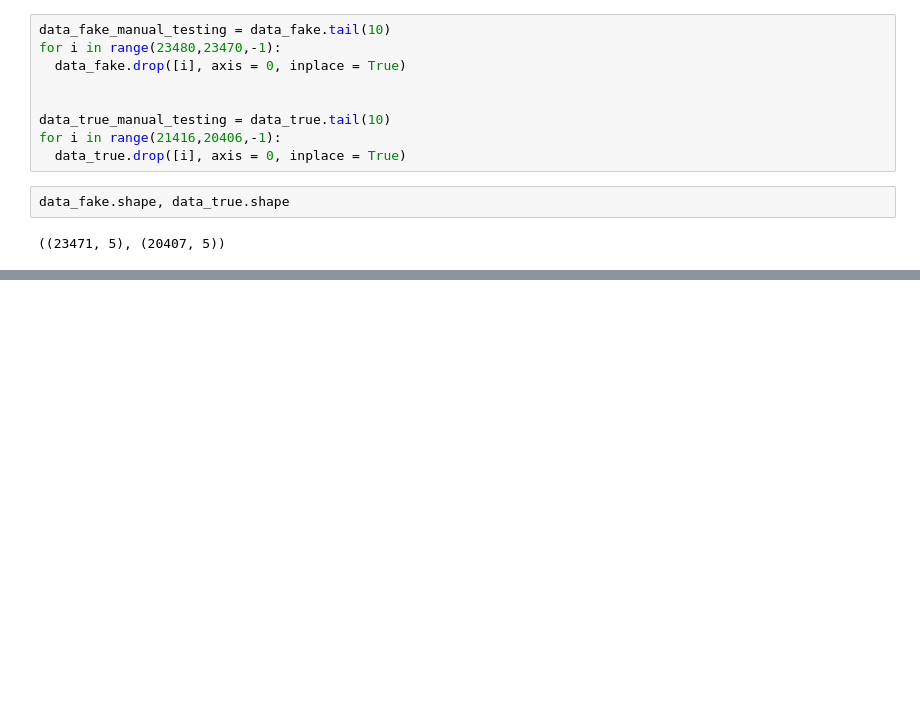
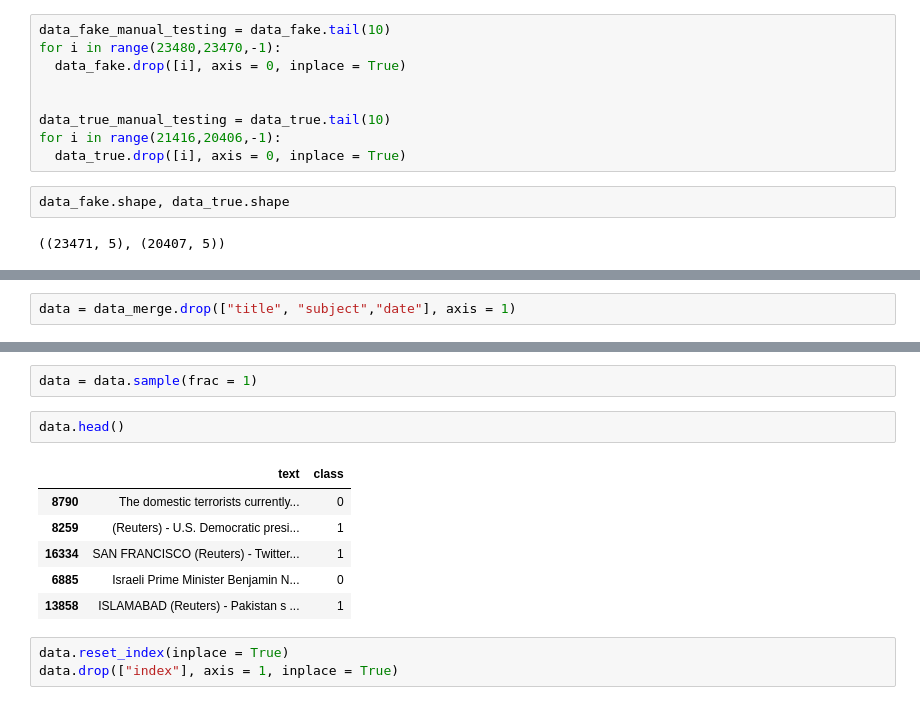
Before and after one commit to 825pranav/fakenews, a Jupyter notebook: fakenewspredictor.ipynb, the cells around one changed output, grey strips where cells are left out. Cells and saved outputs as stored; diff of their text form; blank space fills up the shorter version.

```diff
--- a/fakenewspredictor.ipynb
+++ b/fakenewspredictor.ipynb
@@ -58,0 +116,2 @@ data_true_manual_testing['class'] = 1
+# %%
+data = data_merge.drop(["title", "subject","date"], axis = 1)
@@ -58,0 +125,14 @@ data_true_manual_testing['class'] = 1
+# %%
+data = data.sample(frac = 1)
+# %%
+data.head()
+# %% [output]
+|  | text | class |
+| 8790 | The domestic terrorists currently... | 0 |
+| 8259 | (Reuters) - U.S. Democratic presi... | 1 |
+| 16334 | SAN FRANCISCO (Reuters) - Twitter... | 1 |
+| 6885 | Israeli Prime Minister Benjamin N... | 0 |
+| 13858 | ISLAMABAD (Reuters) - Pakistan s ... | 1 |
+# %%
+data.reset_index(inplace = True)
+data.drop(["index"], axis = 1, inplace = True)
```
Also changed, not shown: parts of 30 cells of this notebook.
